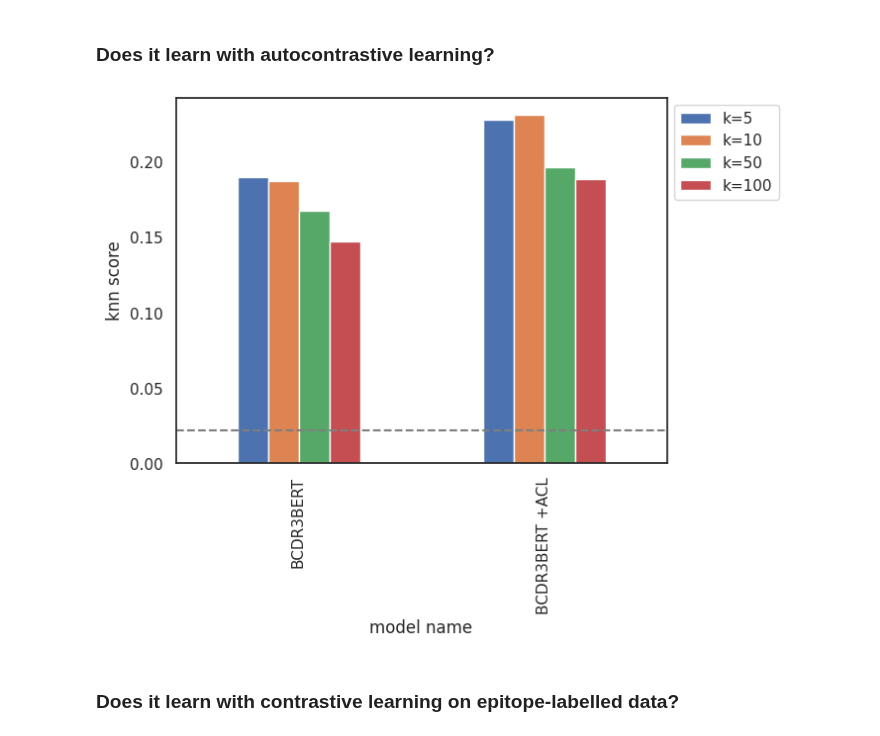
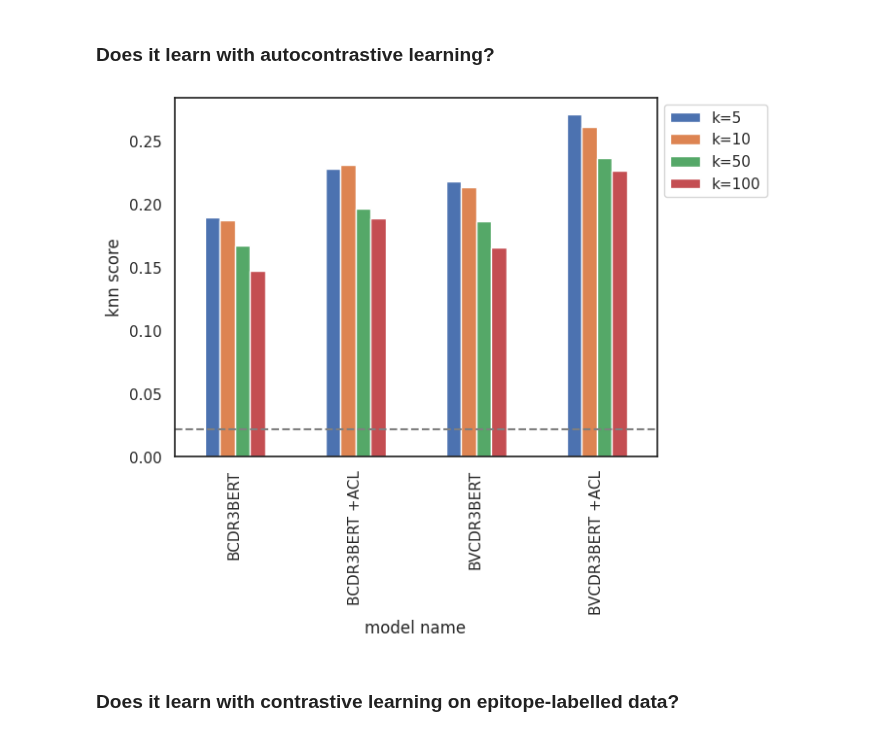
Before and after one commit to yutanagano/tcrlm, a Jupyter notebook: notebooks/model_comparison_beta.ipynb, the cells around one changed output. Cells and saved outputs as stored; diff of their text form; code cells hidden in the pictures.

Commit message:
New BVCDR3BERT ACL model and benchmarking

```diff
--- a/notebooks/model_comparison_beta.ipynb
+++ b/notebooks/model_comparison_beta.ipynb
@@ -73,14 +74,14 @@ seaborn.move_legend(embedding_info_plot, 'upper left', bbox_to_anchor=(1, 1))
 # %% [markdown]
 ### Does it learn with autocontrastive learning?
 # %%
-embedding_info = knn_scores.loc[['BCDR3BERT', 'BCDR3BERT +ACL']]
+embedding_info = knn_scores.loc[['BCDR3BERT', 'BCDR3BERT +ACL', 'BVCDR3BERT', 'BVCDR3BERT +ACL']]
 embedding_info_plot = embedding_info.plot(kind='bar')
 plt.ylabel('knn score')
 plt.xlabel('model name')
 plt.axhline(1/46, color='tab:grey', linestyle='dashed')
 seaborn.move_legend(embedding_info_plot, 'upper left', bbox_to_anchor=(1, 1))
 # %% [output]
-[figure, old version]
+[figure, new version]
 # %% [markdown]
 ### Does it learn with contrastive learning on epitope-labelled data?
 # %%
```
Also changed, not shown: parts of 4 cells of this notebook, 7 other files.
